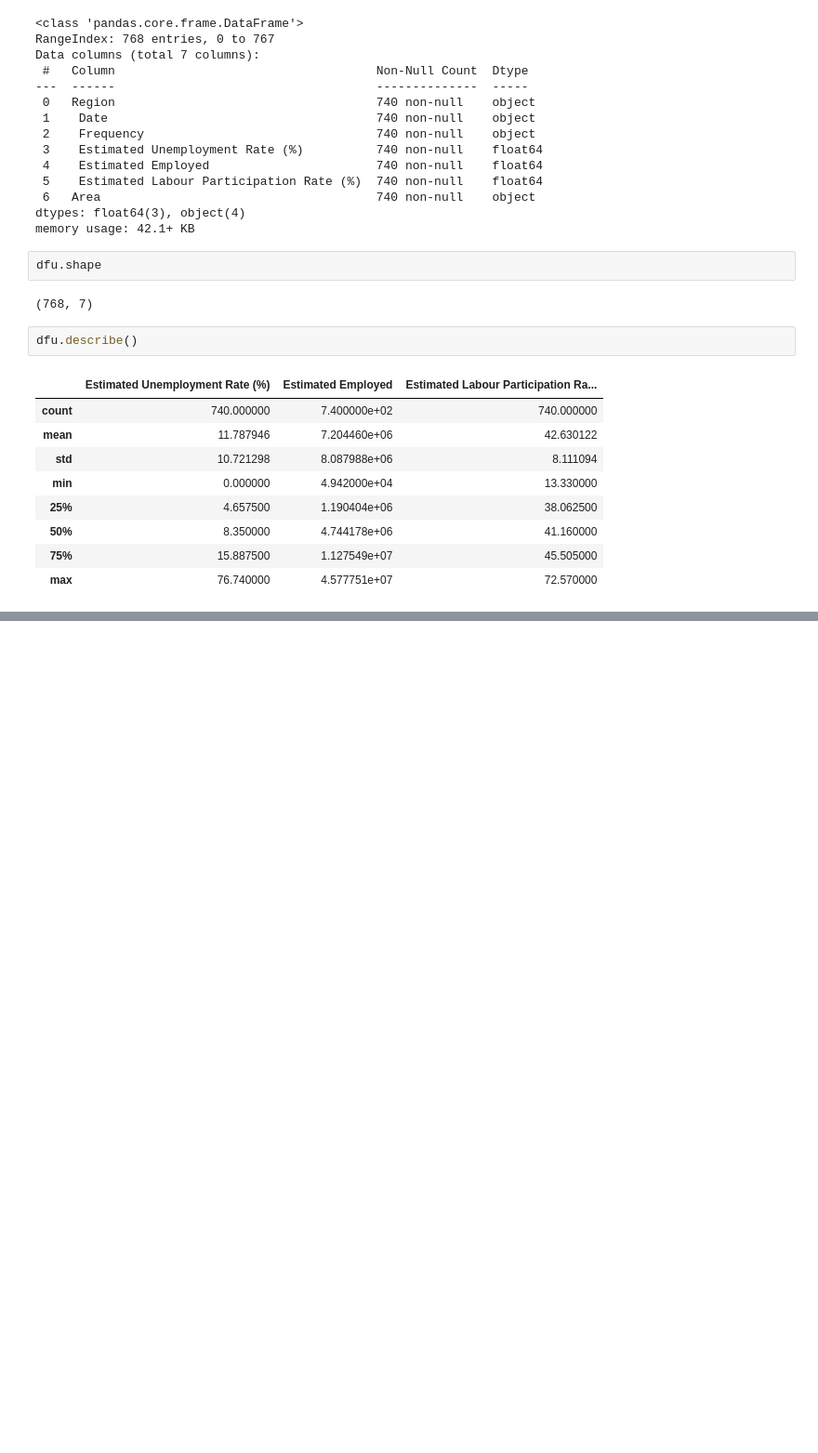
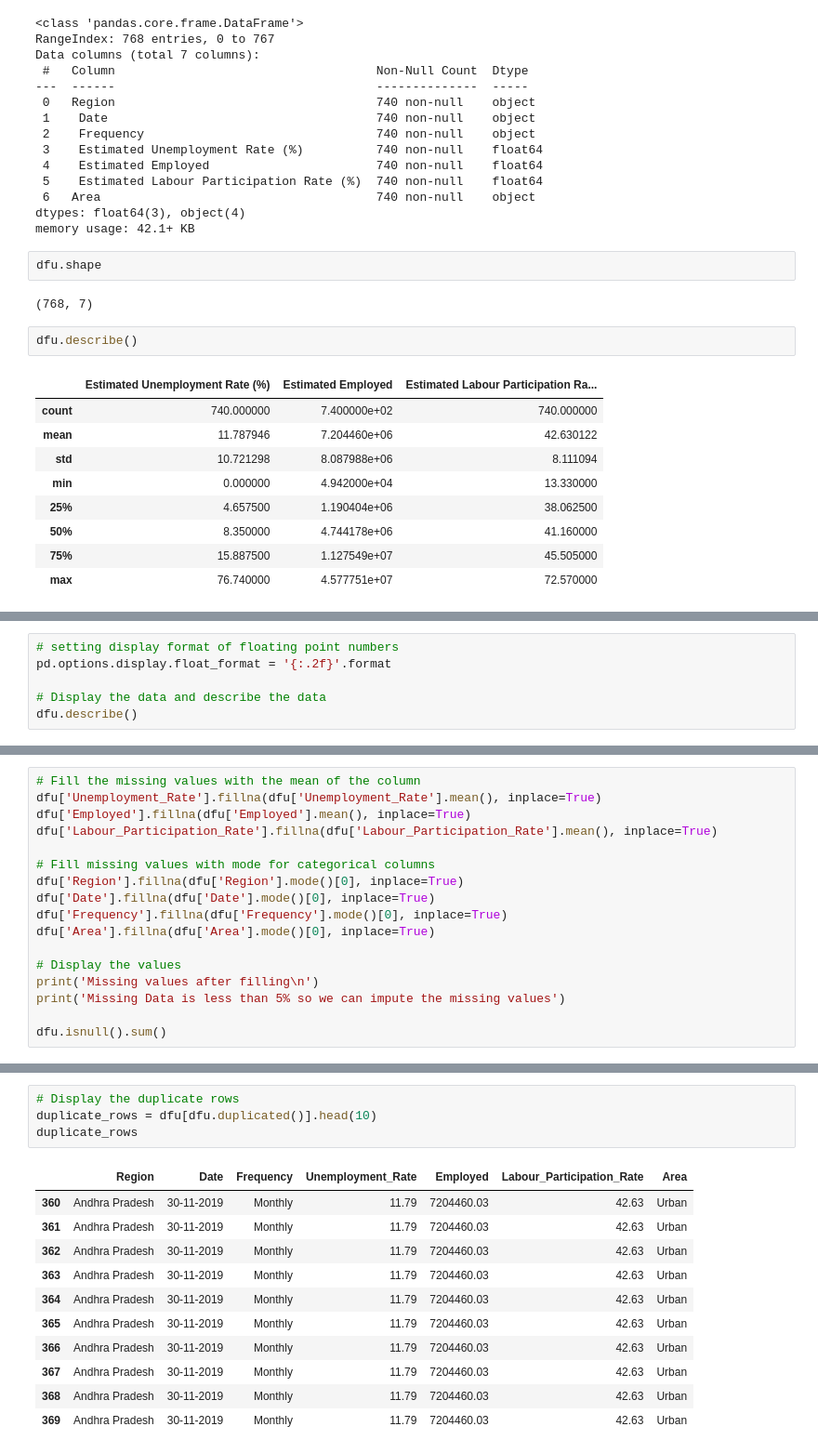
Before and after one commit to Ukpro-code/Coding-Shinobi, a Jupyter notebook: Codealpha_tasks/Task 2/unemployment.ipynb, the cells around one changed output, grey strips where cells are left out. Shown at 93% size. Saved outputs shown, nothing was run; the diff lists cells and outputs as text; blank space fills up the shorter version.

```diff
--- a/Codealpha_tasks/Task 2/unemployment.ipynb
+++ b/Codealpha_tasks/Task 2/unemployment.ipynb
@@ -53,0 +118,6 @@ dfu.describe()
+# %%
+# setting display format of floating point numbers
+pd.options.display.float_format = '{:.2f}'.format
+
+# Display the data and describe the data
+dfu.describe()
@@ -53,0 +179,17 @@ dfu.describe()
+# %%
+# Fill the missing values with the mean of the column
+dfu['Unemployment_Rate'].fillna(dfu['Unemployment_Rate'].mean(), inplace=True)
+dfu['Employed'].fillna(dfu['Employed'].mean(), inplace=True)
+dfu['Labour_Participation_Rate'].fillna(dfu['Labour_Participation_Rate'].mean(), inplace=True)
+
+# Fill missing values with mode for categorical columns
+dfu['Region'].fillna(dfu['Region'].mode()[0], inplace=True)
+dfu['Date'].fillna(dfu['Date'].mode()[0], inplace=True)
+dfu['Frequency'].fillna(dfu['Frequency'].mode()[0], inplace=True)
+dfu['Area'].fillna(dfu['Area'].mode()[0], inplace=True)
+
+# Display the values
+print('Missing values after filling\n')
+print('Missing Data is less than 5% so we can impute the missing values')
+
+dfu.isnull().sum()
@@ -53,0 +229,16 @@ dfu.describe()
+# %%
+# Display the duplicate rows
+duplicate_rows = dfu[dfu.duplicated()].head(10)
+duplicate_rows
+# %% [output]
+|  | Region | Date | Frequency | Unemployment_Rate | Employed | Labour_Participation_Rate | Area |
+| 360 | Andhra Pradesh | 30-11-2019 | Monthly | 11.79 | 7204460.03 | 42.63 | Urban |
+| 361 | Andhra Pradesh | 30-11-2019 | Monthly | 11.79 | 7204460.03 | 42.63 | Urban |
+| 362 | Andhra Pradesh | 30-11-2019 | Monthly | 11.79 | 7204460.03 | 42.63 | Urban |
+| 363 | Andhra Pradesh | 30-11-2019 | Monthly | 11.79 | 7204460.03 | 42.63 | Urban |
+| 364 | Andhra Pradesh | 30-11-2019 | Monthly | 11.79 | 7204460.03 | 42.63 | Urban |
+| 365 | Andhra Pradesh | 30-11-2019 | Monthly | 11.79 | 7204460.03 | 42.63 | Urban |
+| 366 | Andhra Pradesh | 30-11-2019 | Monthly | 11.79 | 7204460.03 | 42.63 | Urban |
+| 367 | Andhra Pradesh | 30-11-2019 | Monthly | 11.79 | 7204460.03 | 42.63 | Urban |
+| 368 | Andhra Pradesh | 30-11-2019 | Monthly | 11.79 | 7204460.03 | 42.63 | Urban |
+| 369 | Andhra Pradesh | 30-11-2019 | Monthly | 11.79 | 7204460.03 | 42.63 | Urban |
```
Also changed, not shown: parts of 15 cells of this notebook.
